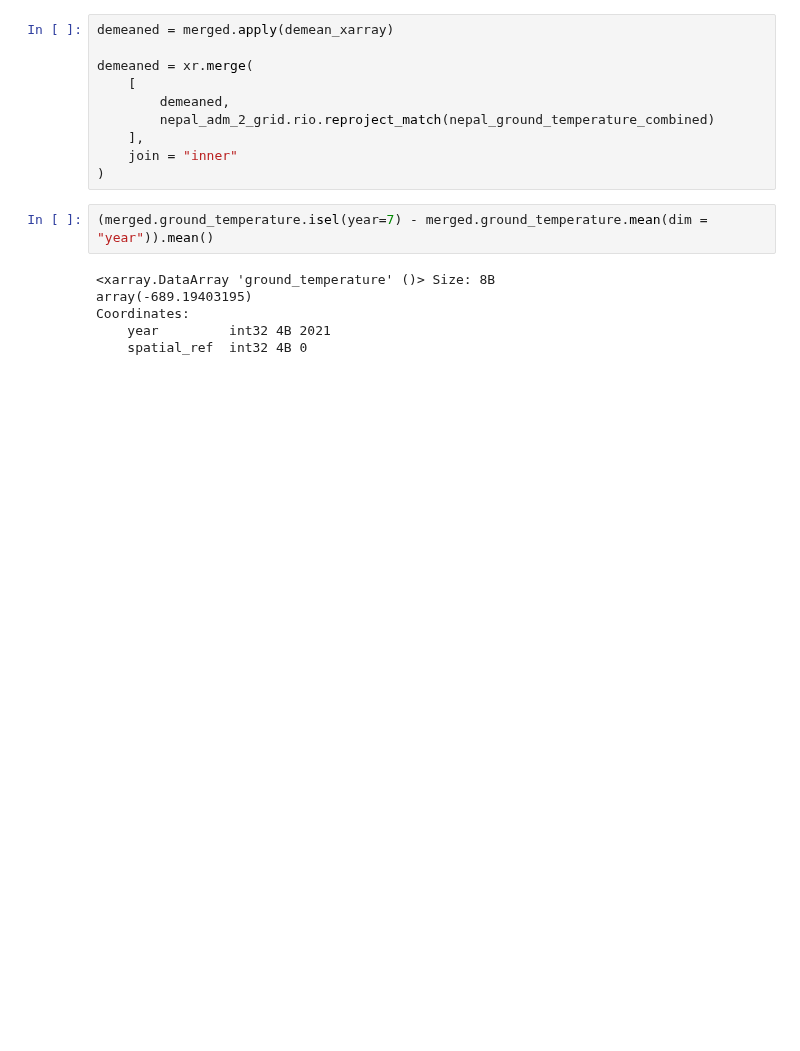
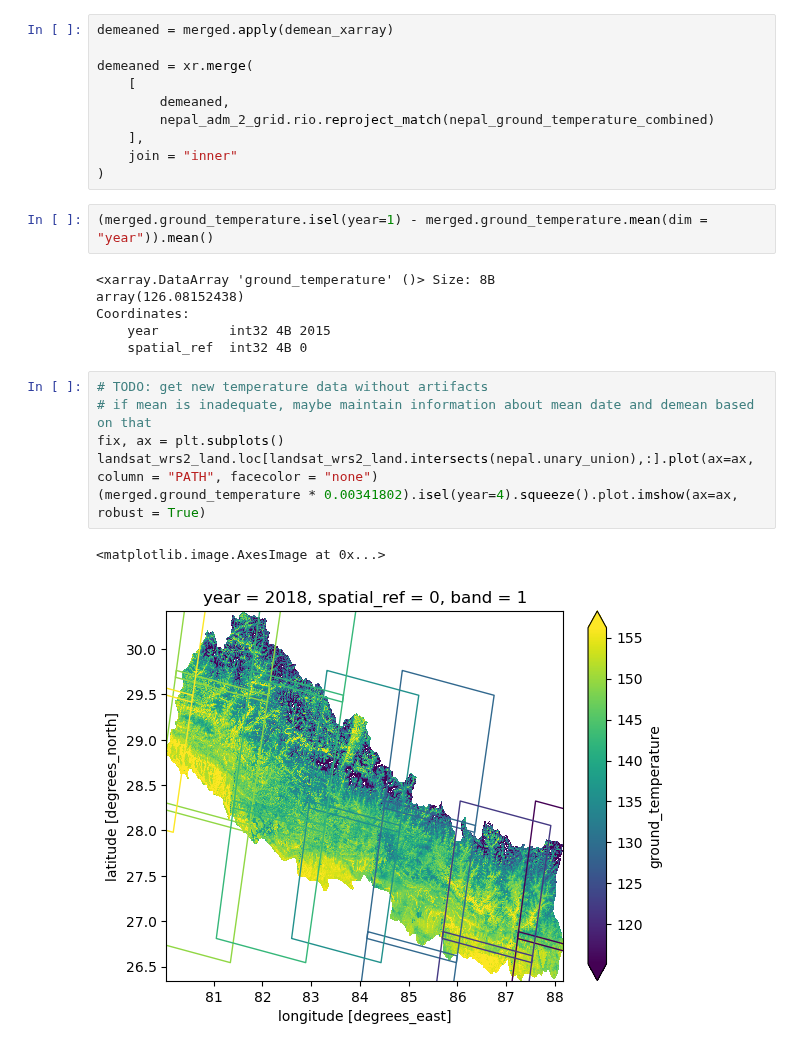
Before and after one commit to felixschulz385/growth-and-temperature, a Jupyter notebook: code/experiments/grid.ipynb, the cells around one changed output. Cells and saved outputs as stored; diff of their text form; blank space fills up the shorter version.

```diff
--- a/code/experiments/grid.ipynb
+++ b/code/experiments/grid.ipynb
@@ -362,10 +398,19 @@ demeaned = xr.merge(
     join = "inner"
 )
 # %%
-(merged.ground_temperature.isel(year=7) - merged.ground_temperature.mean(dim = "year")).mean()
+(merged.ground_temperature.isel(year=1) - merged.ground_temperature.mean(dim = "year")).mean()
 # %% [output]
 <xarray.DataArray 'ground_temperature' ()> Size: 8B
-array(-689.19403195)
+array(126.08152438)
 Coordinates:
-    year         int32 4B 2021
+    year         int32 4B 2015
     spatial_ref  int32 4B 0
+# %%
+# TODO: get new temperature data without artifacts
+# if mean is inadequate, maybe maintain information about mean date and demean based on that
+fix, ax = plt.subplots()
+landsat_wrs2_land.loc[landsat_wrs2_land.intersects(nepal.unary_union),:].plot(ax=ax, column = "PATH", facecolor = "none")
+(merged.ground_temperature * 0.00341802).isel(year=4).squeeze().plot.imshow(ax=ax, robust = True)
+# %% [output]
+<matplotlib.image.AxesImage at 0x...>
+[figure, added]
```
Also changed, not shown: parts of 14 cells of this notebook, 2 other files.
